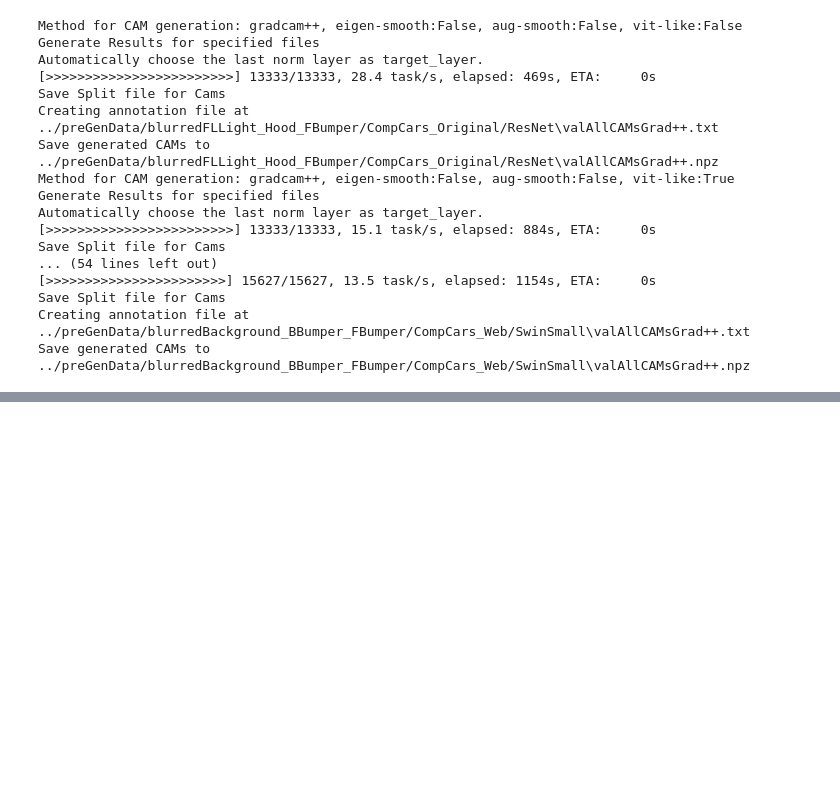
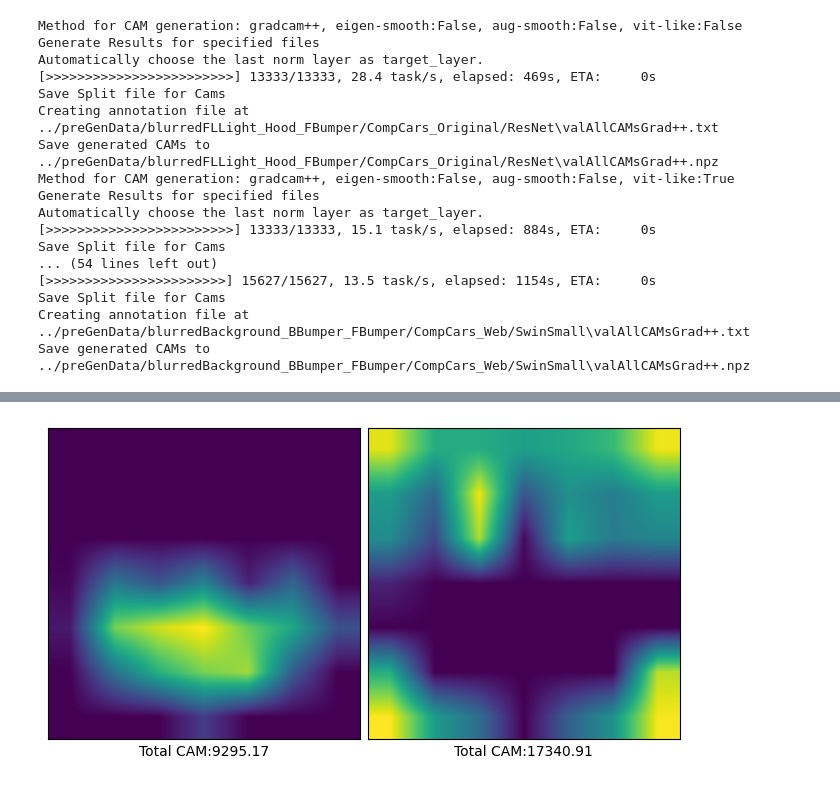
Before and after one commit to L1nusB/XAI-Vehicle-Classification, a Jupyter notebook: notebooks/GenerateData.ipynb, the cells around one changed output, grey strips where cells are left out. Drawn from its saved outputs; the diff is of its cells as text; code cells hidden in the pictures; blank space fills up the shorter version.

Commit message:
Plot comparison between models in one graph

```diff
--- a/notebooks/GenerateData.ipynb
+++ b/notebooks/GenerateData.ipynb
@@ -743,3 +745,10 @@ Save Split file for Cams
 Save Split file for Cams
 Creating annotation file at ../preGenData/blurredBackground_BBumper_FBumper/CompCars_Web/SwinSmall\valAllCAMsGrad++.txt
 Save generated CAMs to ../preGenData/blurredBackground_BBumper_FBumper/CompCars_Web/SwinSmall\valAllCAMsGrad++.npz
+# %%
+igR = imgRootValOriginal
+#SwinSmall
+cfgC = configCAMSwinSmallOG
+ckpC = checkpointCAMSwinSmallOG
+svPre = 'camImgs/'
+r = generate_cams.main([igR, cfgC, ckpC, '--classes', 'Acura', '-r', '--method', 'eigencam', '--device', 'cuda', '--vit-like'])
@@ -745,0 +765,28 @@ Save generated CAMs to ../preGenData/blurredBackground_BBumper_FBumper/CompCars_
+# %%
+f, (ax1, ax2) = plt.subplots(1, 2, constrained_layout=True)
+ax1.imshow(r['Acura_Acura_RDX_2b6f81bb13fd0f.jpg'])
+ax1.set_xlabel(f'Total CAM:{r["Acura_Acura_RDX_2b6f81bb13fd0f.jpg"].sum():.2f}')
+ax2.imshow(r['Acura_Acura_RDX_2f1773f3ed11bc.jpg'])
+ax2.set_xlabel(f'Total CAM:{r["Acura_Acura_RDX_2f1773f3ed11bc.jpg"].sum():.2f}')
+
+ax1.tick_params(
+    axis='both',          # changes apply to the x-axis
+    which='both',      # both major and minor ticks are affected
+    bottom=False,      # ticks along the bottom edge are off
+    top=False,         # ticks along the top edge are off
+    left=False,
+    labelbottom=False,
+    labelleft=False)
+
+ax2.tick_params(
+    axis='both',          # changes apply to the x-axis
+    which='both',      # both major and minor ticks are affected
+    bottom=False,      # ticks along the bottom edge are off
+    top=False,         # ticks along the top edge are off
+    left=False,
+    labelbottom=False,
+    labelleft=False) # labels along the bottom edge are off
+
+plt.savefig('test.pdf', bbox_inches='tight')
+# %% [output]
+[figure, added]
```
Also changed, not shown: parts of 6 cells of this notebook, 5 other files.
